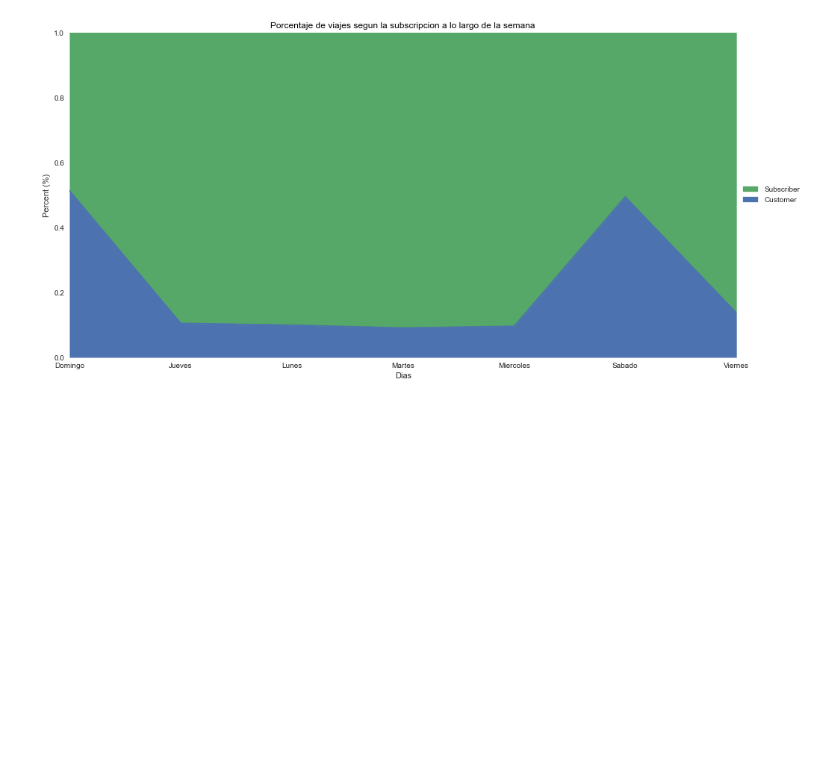
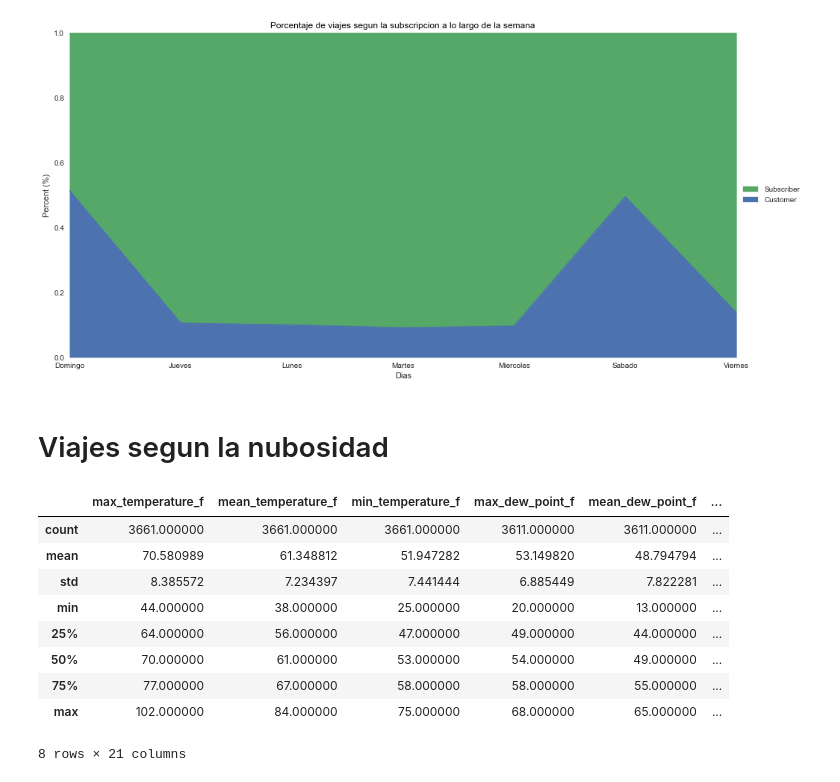
Before and after one commit to hernantain/Analisis-San-Francisco, a Jupyter notebook: analisis.ipynb, the cells around one changed output. Saved outputs shown, nothing was run; the diff lists cells and outputs as text; code cells hidden in the pictures; blank space fills up the shorter version.

```diff
--- a/analisis.ipynb
+++ b/analisis.ipynb
@@ -351,3 +351,18 @@ plt.legend(handles[::-1], labels[::-1],loc='center left', bbox_to_anchor=(1.0, 0
 plt.show()
 # %% [output]
 [figure]
+# %% [markdown]
+# Viajes segun la nubosidad
+# %%
+weather_meta.describe()
+# %% [output]
+|  | max_temperature_f | mean_temperature_f | min_temperature_f | max_dew_point_f | mean_dew_point_f | ... |
+| count | 3661.000000 | 3661.000000 | 3661.000000 | 3611.000000 | 3611.000000 | ... |
+| mean | 70.580989 | 61.348812 | 51.947282 | 53.149820 | 48.794794 | ... |
+| std | 8.385572 | 7.234397 | 7.441444 | 6.885449 | 7.822281 | ... |
+| min | 44.000000 | 38.000000 | 25.000000 | 20.000000 | 13.000000 | ... |
+| 25% | 64.000000 | 56.000000 | 47.000000 | 49.000000 | 44.000000 | ... |
+| 50% | 70.000000 | 61.000000 | 53.000000 | 54.000000 | 49.000000 | ... |
+| 75% | 77.000000 | 67.000000 | 58.000000 | 58.000000 | 55.000000 | ... |
+| max | 102.000000 | 84.000000 | 75.000000 | 68.000000 | 65.000000 | ... |
+8 rows × 21 columns
```
Also changed, not shown: parts of 10 cells of this notebook.
